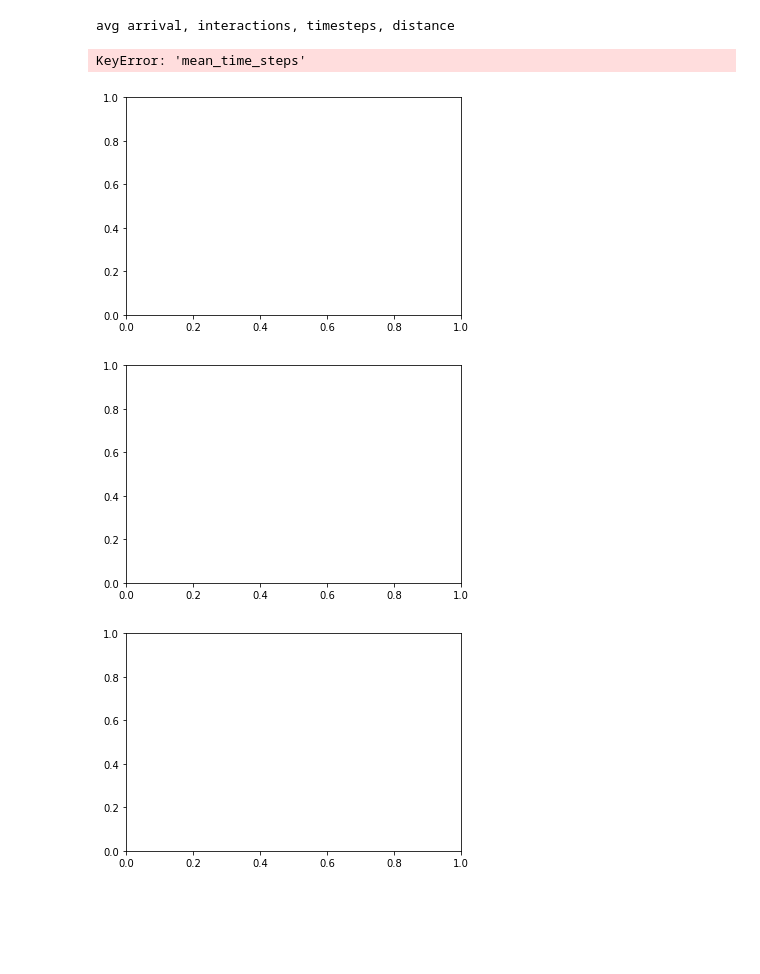
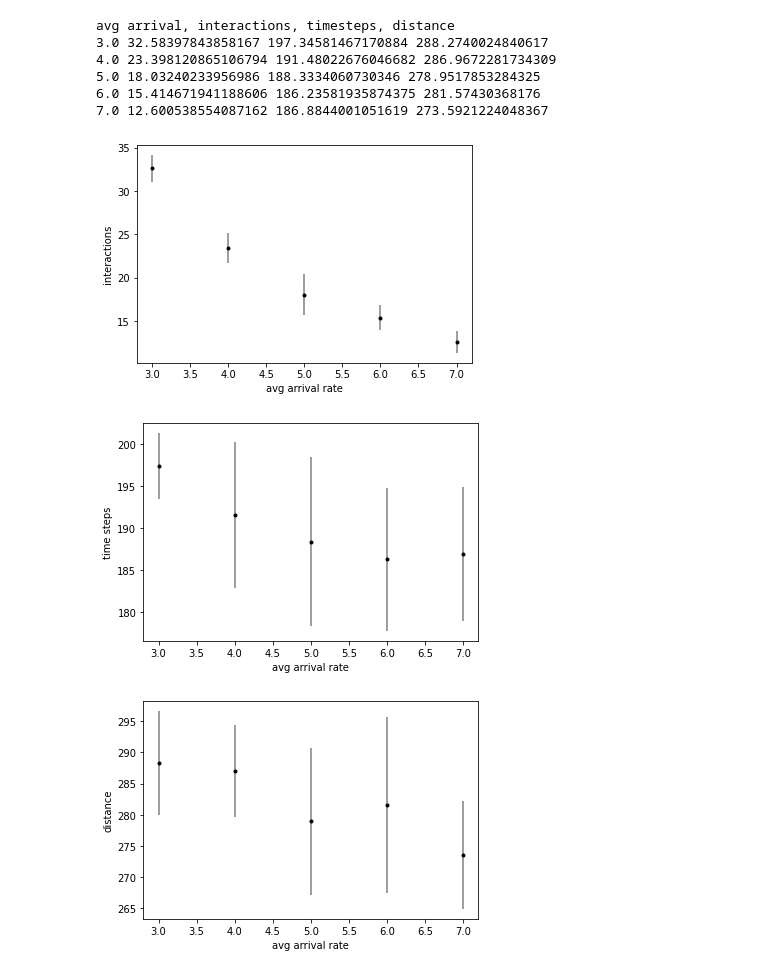
Before and after one commit to tjerkok/AgentBasedModelling, a Jupyter notebook: mesamodel/Local_SA.ipynb, the cells around one changed output. Saved outputs shown, nothing was run; the diff lists cells and outputs as text; code cells hidden in the pictures; blank space fills up the shorter version.

Commit message:
showing plots?

```diff
--- a/mesamodel/Local_SA.ipynb
+++ b/mesamodel/Local_SA.ipynb
@@ -3,5 +3,7 @@ import matplotlib.pyplot as plt
 import numpy as np
 from load import local_SA, load_SA
 # %%
-data = load_SA("local_SA_data.pkl")
+data_avg_arrival = load_SA("local_SA_data_avg_arrival.pkl")
+data_vision2 = load_SA("local_SA_data_vision.pkl")
+data_familiar2 = load_SA("local_SA_data_familiar2_familiar2.pkl")
 # %%
@@ -11,26 +21,33 @@ print(data)
 # %%
 fig1, ax1 = plt.subplots()
 fig2, ax2 = plt.subplots()
 fig3, ax3 = plt.subplots()
-avg_arrival_data = data["avg_arrival"]
+data = data_avg_arrival["avg_arrival"]
 print("avg arrival, interactions, timesteps, distance")
-for data_i in avg_arrival_data:
+for data_i in data:
     x = data_i[0]
     interactions, time_steps, distance = [data_i[1]["mean_interactions"]], [data_i[1]["mean_time_steps"]], [data_i[1]["mean_distance"]]
-    print(x, np.mean(interactions), np.mean(steps), np.mean(distance))
+    print(x, np.mean(interactions), np.mean(time_steps), np.mean(distance))
     ax1.errorbar(x, np.mean(interactions), yerr=np.std(interactions), fmt="k.", ecolor="gray")
-    ax2.errorbar(x, np.mean(steps), yerr=np.std(steps), fmt="k.", ecolor="gray")
+    ax2.errorbar(x, np.mean(time_steps), yerr=np.std(time_steps), fmt="k.", ecolor="gray")
     ax3.errorbar(x, np.mean(distance), yerr=np.std(distance), fmt="k.", ecolor="gray")
 
 ax1.set_ylabel("interactions")
 ax1.set_xlabel("avg arrival rate")
 ax2.set_ylabel("time steps")
 ax2.set_xlabel("avg arrival rate")
 ax3.set_ylabel("distance")
 ax3.set_xlabel("avg arrival rate")
+fig1.savefig("figs/avg_arrival_interactions")
+fig2.savefig("figs/avg_arrival_timesteps")
+fig3.savefig("figs/avg_arrival_distance")
 # %% [output]
 avg arrival, interactions, timesteps, distance
+3.0 32.58397843858167 197.34581467170884 288.2740024840617
+4.0 23.398120865106794 191.48022676046682 286.9672281734309
+5.0 18.03240233956986 188.3334060730346 278.9517853284325
+6.0 15.414671941188606 186.23581935874375 281.57430368176
+7.0 12.600538554087162 186.8844001051619 273.5921224048367
-KeyError: 'mean_time_steps'
-[figure, old version]
+[figure, new version]
-[figure, old version]
+[figure, new version]
-[figure, old version]
+[figure, new version]
```
Also changed, not shown: parts of 3 cells of this notebook.
